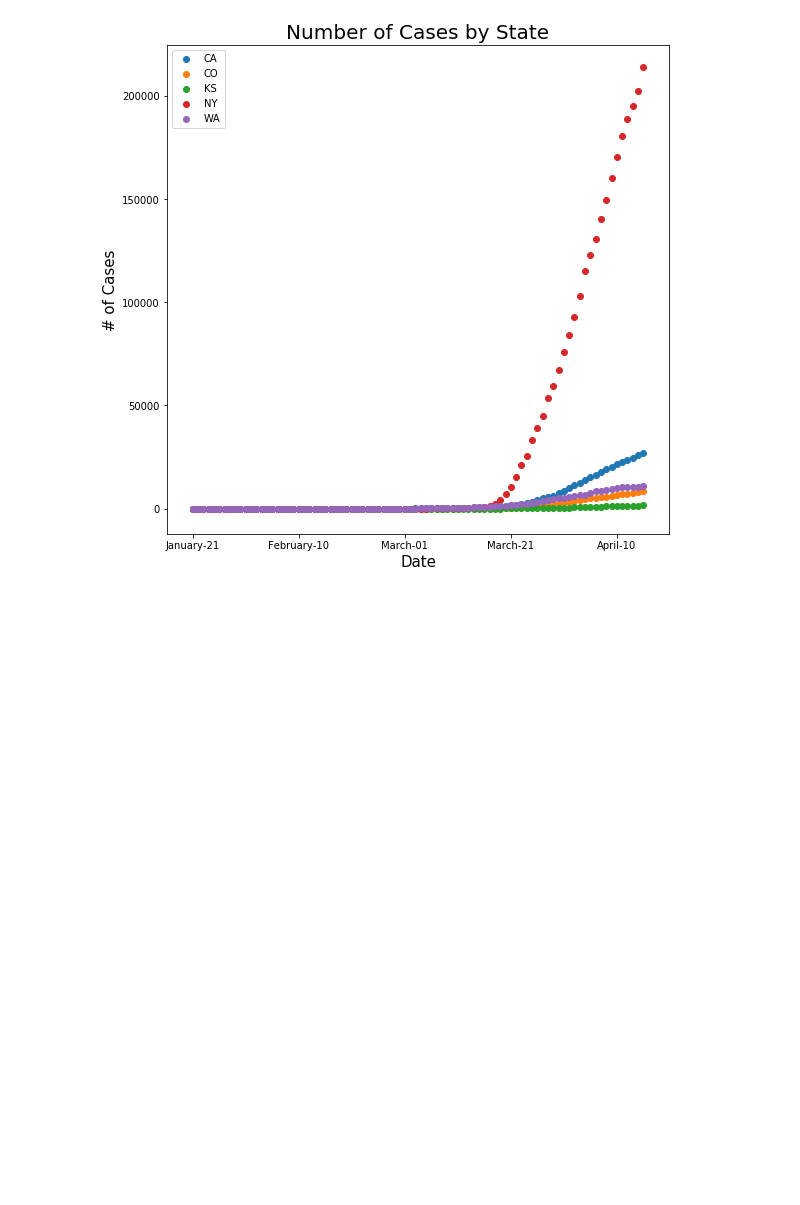
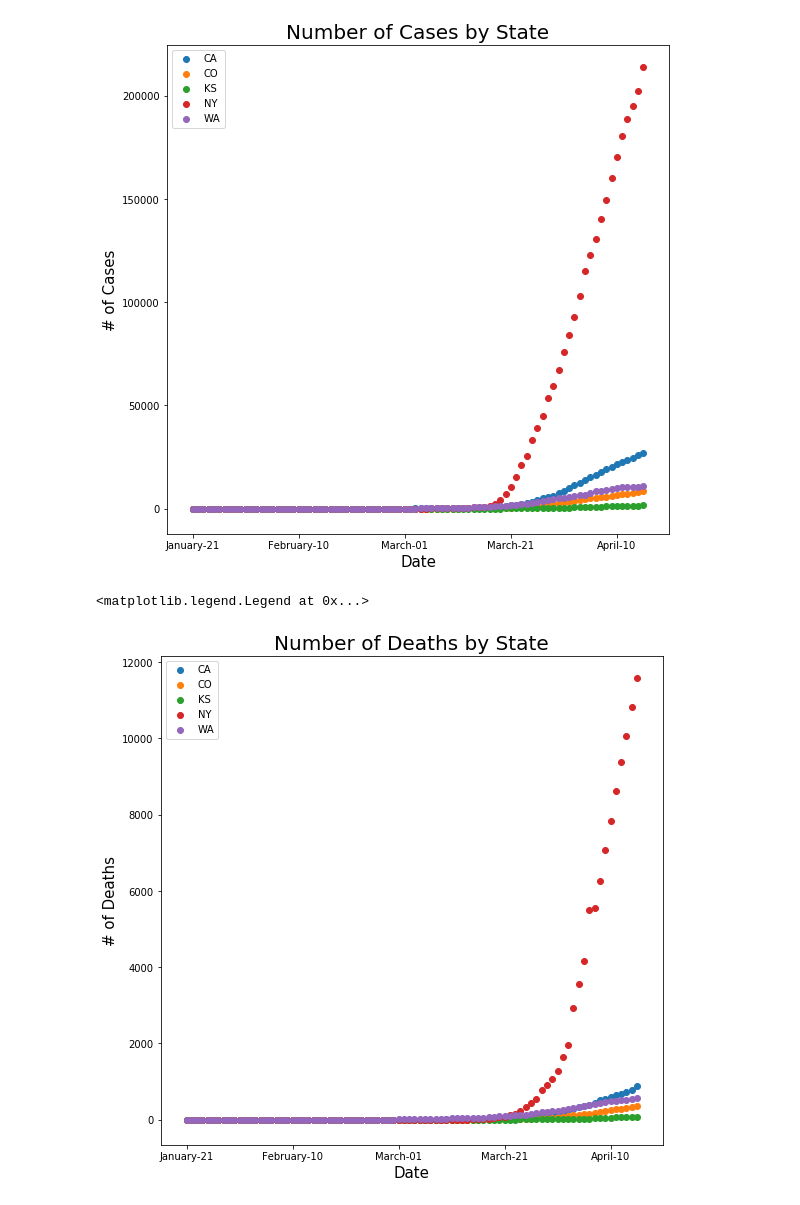
Before and after one commit to CSJohnLee/COVID19_Project, a Jupyter notebook: Lee_EDA.ipynb, the cells around one changed output. Drawn from its saved outputs; the diff is of its cells as text; code cells hidden in the pictures; blank space fills up the shorter version.

```diff
--- a/Lee_EDA.ipynb
+++ b/Lee_EDA.ipynb
@@ -98,0 +146,3 @@ cases_by_state
+# %%
+df1 = pd.read_pickle('Data_pkl\\cases_by_state.pkl')
+df2 = pd.read_pickle('Data_pkl\\deaths_by_state.pkl')
@@ -117,3 +169,24 @@ plt.legend(['CA', 'CO', 'KS', 'NY', 'WA'])
 # %% [output]
 <matplotlib.legend.Legend at 0x...>
 [figure]
+# %%
+# Deaths by State Plots
+fig, axs = plt.subplots(figsize=(9,9))
+
+#scatter of each of the 5 states
+axs.scatter(df2.calendar,df2.California)
+axs.scatter(df2.calendar,df2.Colorado)
+axs.scatter(df2.calendar,df2.Kansas)
+axs.scatter(df2.calendar,df2['New York'])
+axs.scatter(df2.calendar,df2.Washington)
+
+
+#Labeling
+axs.set_title("Number of Deaths by State", fontsize=20)
+axs.set_ylabel('# of Deaths', fontsize=15)
+axs.set_xlabel('Date', fontsize=15)
+axs.xaxis.set_major_locator(plt.MaxNLocator(5))
+plt.legend(['CA', 'CO', 'KS', 'NY', 'WA'])
+# %% [output]
+<matplotlib.legend.Legend at 0x...>
+[figure, added]
```
Also changed, not shown: parts of 14 cells of this notebook, 2 other files.
